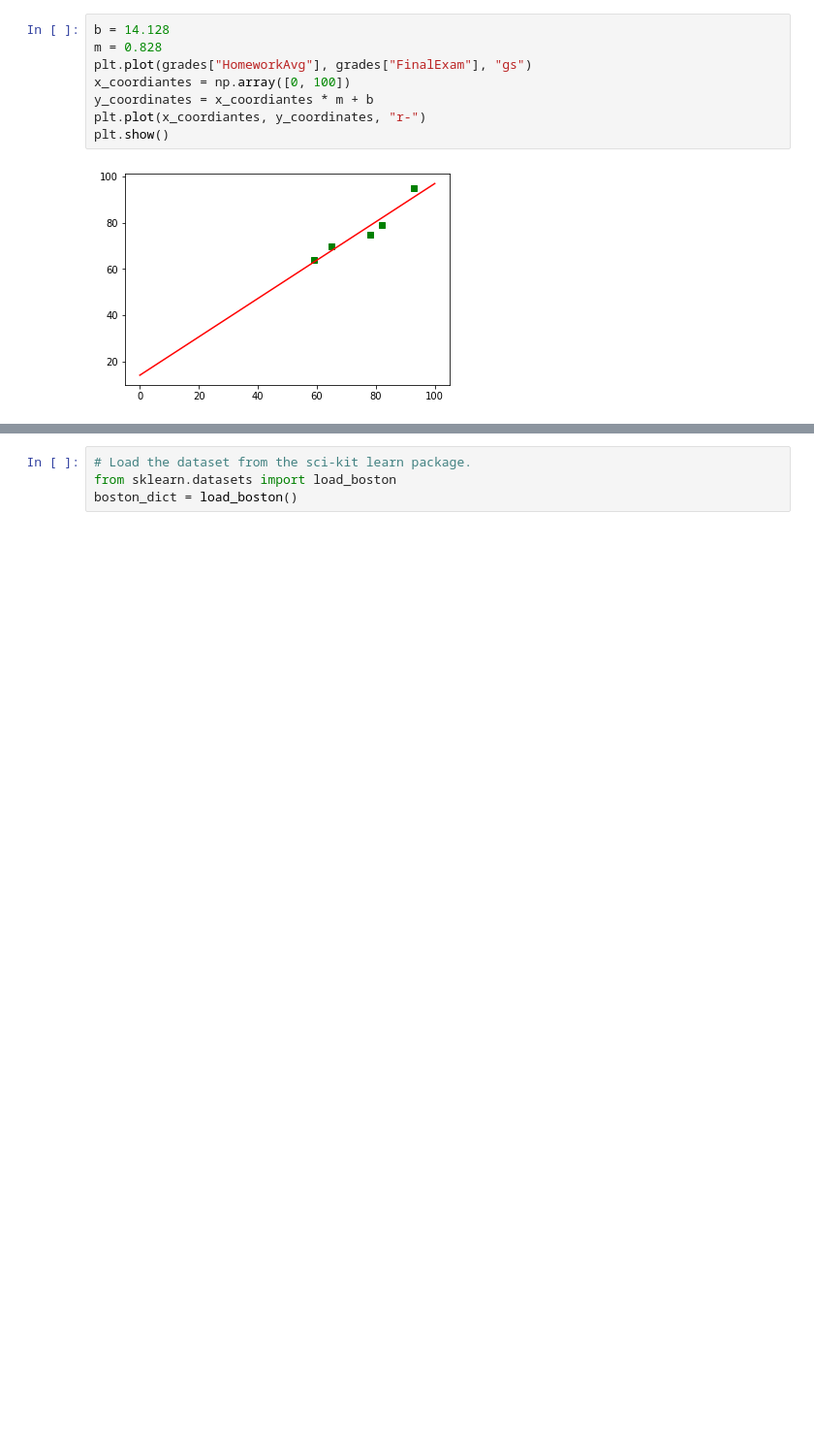
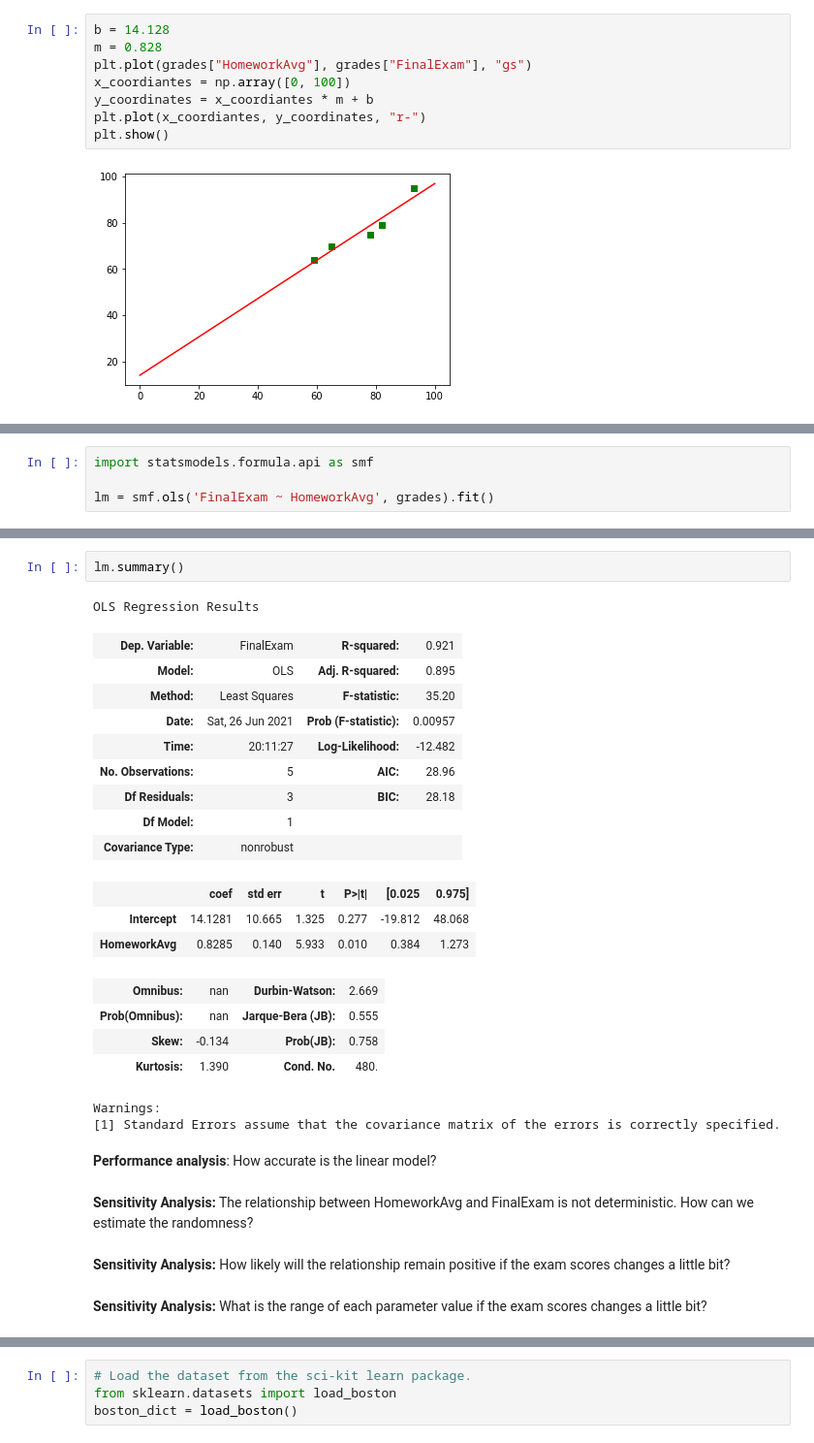
Before and after one commit to LiangZhaoCUNY/Modeling, a Jupyter notebook: Session06_LinearRegression.ipynb, the cells around one changed output, grey strips where cells are left out. Shown at 97% size. Saved outputs shown, nothing was run; the diff lists cells and outputs as text; blank space fills up the shorter version.

```diff
--- a/Session06_LinearRegression.ipynb
+++ b/Session06_LinearRegression.ipynb
@@ -154,0 +157,4 @@ plt.show()
+# %%
+import statsmodels.formula.api as smf
+
+lm = smf.ols('FinalExam ~ HomeworkAvg', grades).fit()
@@ -155 +176,31 @@ plt.show()
+# %%
+lm.summary()
+# %% [output]
+OLS Regression Results
+| Dep. Variable: | FinalExam | R-squared: | 0.921 |
+| Model: | OLS | Adj. R-squared: | 0.895 |
+| Method: | Least Squares | F-statistic: | 35.20 |
+| Date: | Sat, 26 Jun 2021 | Prob (F-statistic): | 0.00957 |
+| Time: | 20:11:27 | Log-Likelihood: | -12.482 |
+| No. Observations: | 5 | AIC: | 28.96 |
+| Df Residuals: | 3 | BIC: | 28.18 |
+| Df Model: | 1 |  |  |
+| Covariance Type: | nonrobust |  |  |
+|  | coef | std err | t | P>|t| | [0.025 | 0.975] |
+| Intercept | 14.1281 | 10.665 | 1.325 | 0.277 | -19.812 | 48.068 |
+| HomeworkAvg | 0.8285 | 0.140 | 5.933 | 0.010 | 0.384 | 1.273 |
+| Omnibus: | nan | Durbin-Watson: | 2.669 |
+| Prob(Omnibus): | nan | Jarque-Bera (JB): | 0.555 |
+| Skew: | -0.134 | Prob(JB): | 0.758 |
+| Kurtosis: | 1.390 | Cond. No. | 480. |
+Warnings:
+[1] Standard Errors assume that the covariance matrix of the errors is correctly specified.
+# %% [markdown]
+**Performance analysis**: How accurate is the linear model?
+# %% [markdown]
+**Sensitivity Analysis:** The relationship between HomeworkAvg and FinalExam is not deterministic. How can we estimate the randomness?
+# %% [markdown]
+**Sensitivity Analysis:** How likely will the relationship remain positive if the exam scores changes a little bit?
+# %% [markdown]
+**Sensitivity Analysis:** What is the range of each parameter value if the exam scores changes a little bit?
 # %% [markdown]
```
Also changed, not shown: parts of 11 cells of this notebook.
